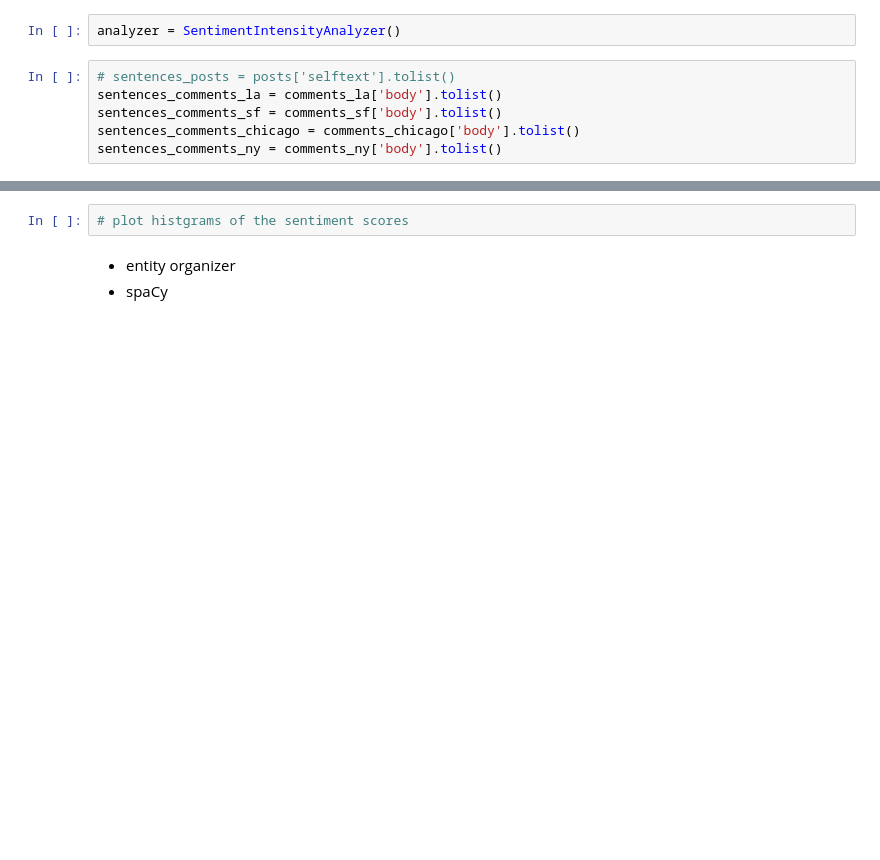
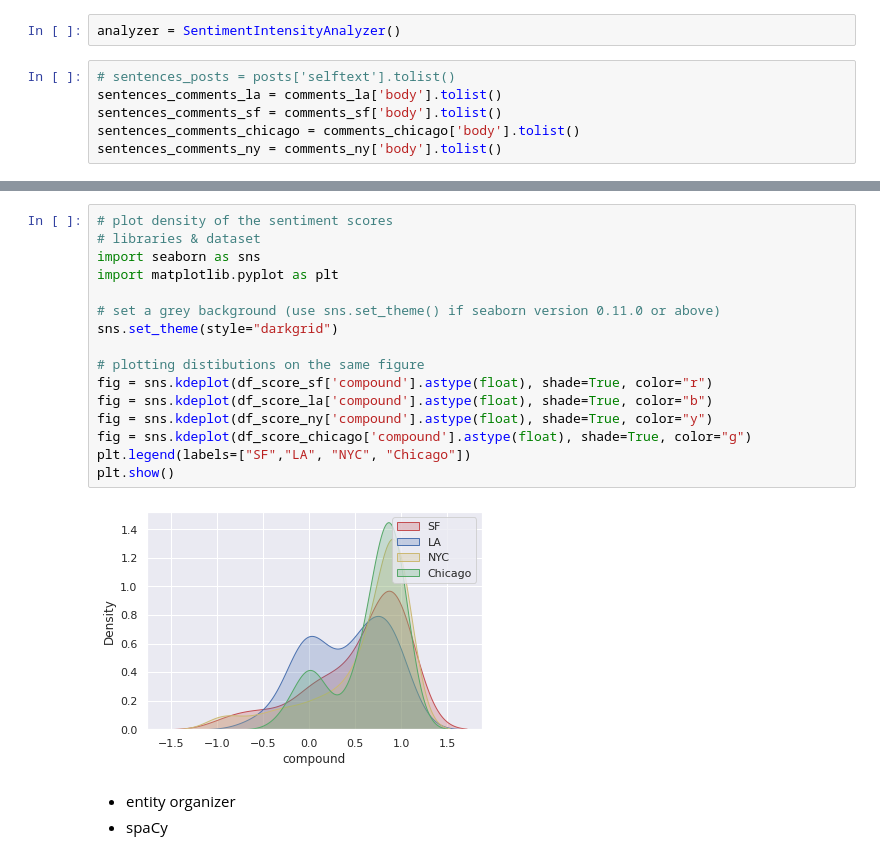
Before and after one commit to meiqingli/dssj_summer2022, a Jupyter notebook: DSSJ_Final_Project_Li.ipynb, the cells around one changed output, grey strips where cells are left out. Drawn from its saved outputs; the diff is of its cells as text; blank space fills up the shorter version.

```diff
--- a/DSSJ_Final_Project_Li.ipynb
+++ b/DSSJ_Final_Project_Li.ipynb
@@ -700,5 +720,21 @@ df_score_chicago.head()
-# %%
-# plot histgrams of the sentiment scores
+# %%
+# plot density of the sentiment scores
+# libraries & dataset
+import seaborn as sns
+import matplotlib.pyplot as plt
+
+# set a grey background (use sns.set_theme() if seaborn version 0.11.0 or above)
+sns.set_theme(style="darkgrid")
+
+# plotting distibutions on the same figure
+fig = sns.kdeplot(df_score_sf['compound'].astype(float), shade=True, color="r")
+fig = sns.kdeplot(df_score_la['compound'].astype(float), shade=True, color="b")
+fig = sns.kdeplot(df_score_ny['compound'].astype(float), shade=True, color="y")
+fig = sns.kdeplot(df_score_chicago['compound'].astype(float), shade=True, color="g")
+plt.legend(labels=["SF","LA", "NYC", "Chicago"])
+plt.show()
+# %% [output]
+[figure, added]
 # %% [markdown]
 
 *   entity organizer
```
Also changed, not shown: parts of 4 cells of this notebook.
